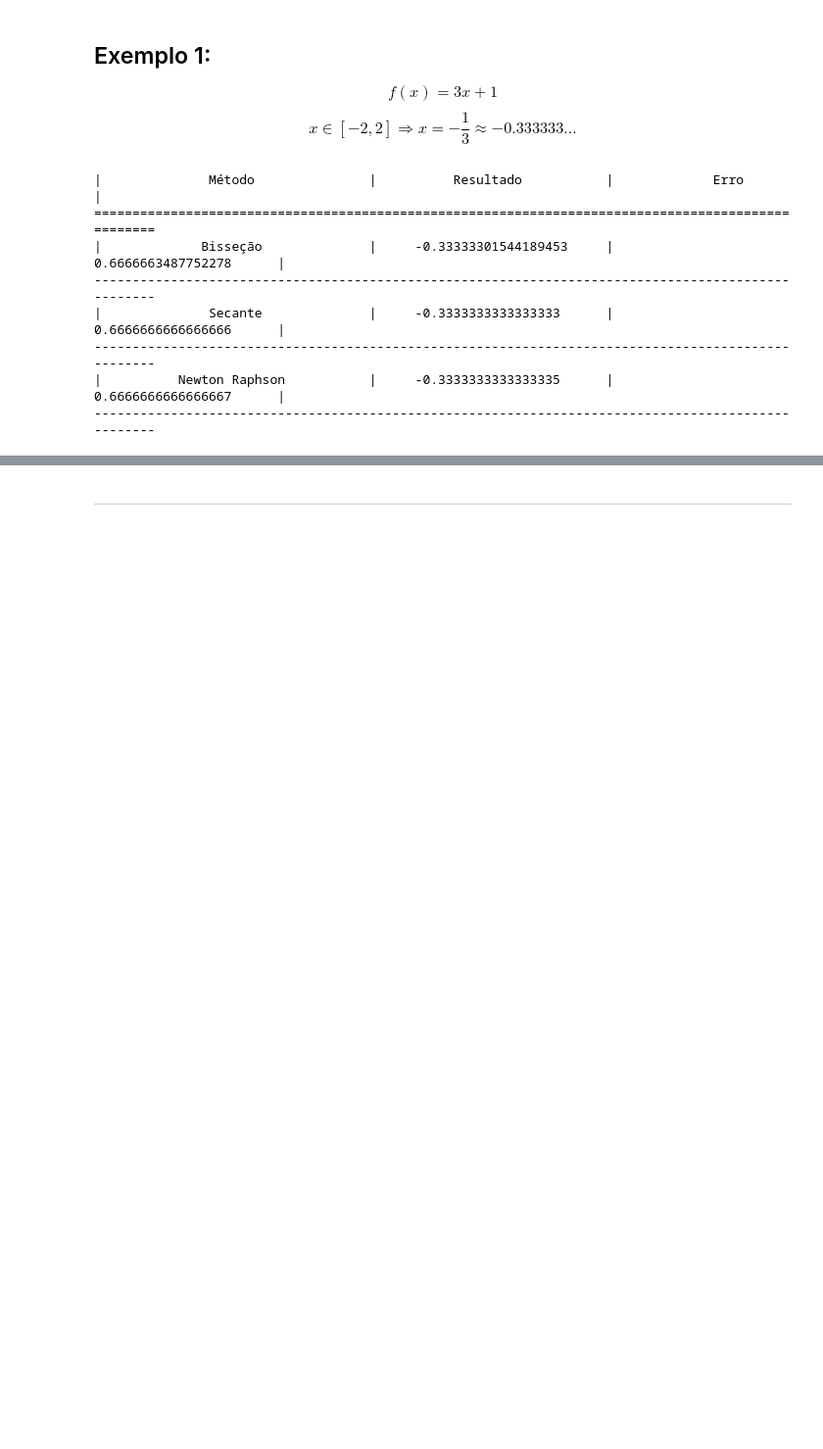
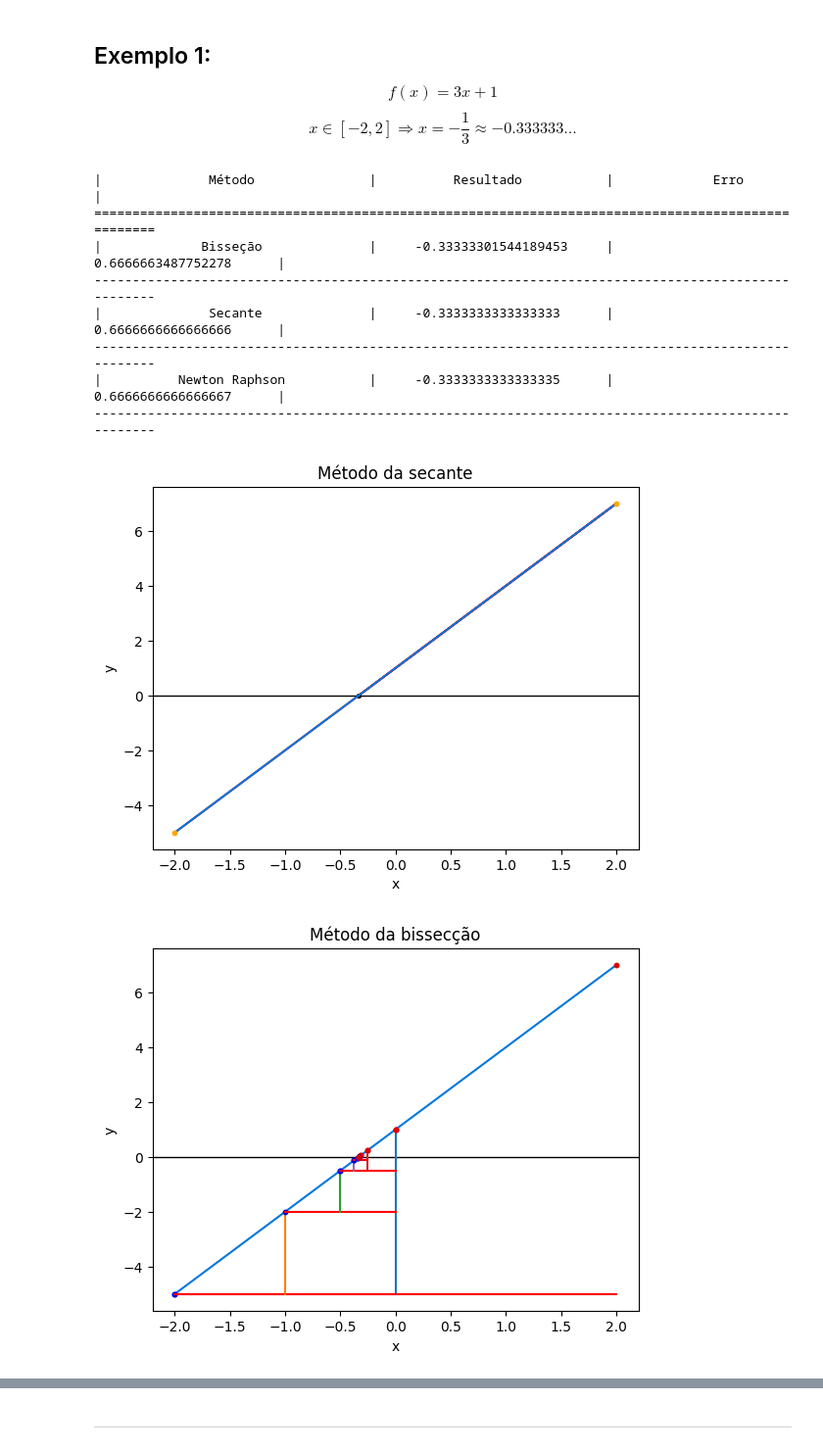
Before and after one commit to CB2325NumericaG6/CB2325NumericaG6, a Jupyter notebook: exemplos_jupyter/raizes.ipynb, the cells around one changed output, grey strips where cells are left out. Shown at 98% size. Cells and saved outputs as stored; diff of their text form; code cells hidden in the pictures; blank space fills up the shorter version.

```diff
--- a/exemplos_jupyter/raizes.ipynb
+++ b/exemplos_jupyter/raizes.ipynb
@@ -17,29 +17,37 @@ $$ x \in [-2,2] \Rightarrow x = -\frac{1}{3} \approx -0.333333... $$
 # %%
 f = lambda x: 3*x + 1
 df = lambda x: 3
 raiz = 1/3
+a,b = -2,2
 
-resultado_bissecao = bisseccao(f, -2, 2, 1e-6)
-resultado_secante = secante(f, -2, 2, 1e-6)
-resultado_newton = newton_raphson(f, df, 2, 1e-6)
+resultado_bissecao = bisseccao(f, a, b, 1e-6)
+resultado_secante = secante(f, a, b, 1e-6)
+resultado_newton = newton_raphson(f, df, b, 1e-6)
 
 print(f'|{"Método":^35}|{"Resultado":^30}|{"Erro":^30}|')
 print('='*99)
 
 print(f'|{"Bisseção":^35}|{resultado_bissecao:^30}|{abs(raiz-resultado_bissecao):^30}|')
 print('-'*99)
 
 print(f'|{"Secante":^35}|{resultado_secante:^30}|{abs(raiz-resultado_secante):^30}|')
 print('-'*99)
 
 print(f'|{"Newton Raphson":^35}|{resultado_newton:^30}|{abs(raiz-resultado_newton):^30}|')
 print('-'*99)
+
+plot_secante(f,(a,b),a,b, 1e-6)
+plot_bisseccao(f, (a,b),a,b)
+plot_newton_raphson(f,(a,b),df,a)
+plt.show()
 # %% [output]
 |              Método               |          Resultado           |             Erro             |
 ===================================================================================================
 |             Bisseção              |     -0.33333301544189453     |      0.6666663487752278      |
 ---------------------------------------------------------------------------------------------------
 |              Secante              |     -0.3333333333333333      |      0.6666666666666666      |
 ---------------------------------------------------------------------------------------------------
 |          Newton Raphson           |     -0.3333333333333335      |      0.6666666666666667      |
 ---------------------------------------------------------------------------------------------------
+[figure, added]
+[figure, added]
```
Also changed, not shown: parts of 8 cells of this notebook, 5 other files.
